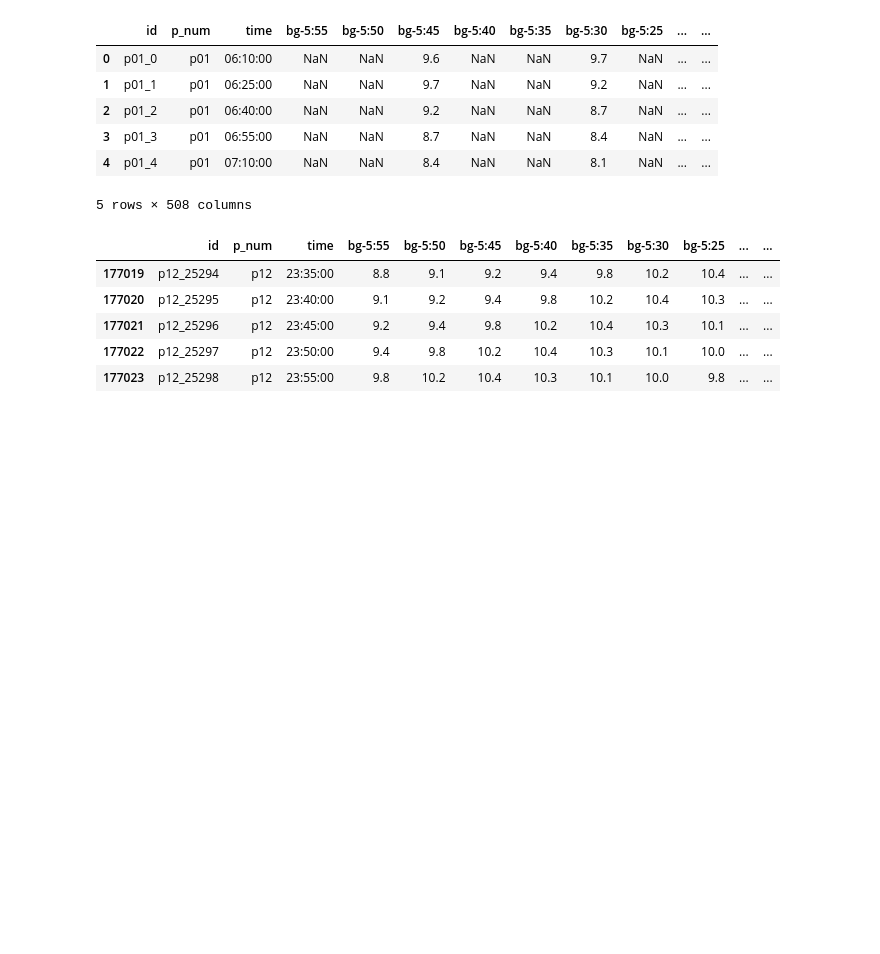
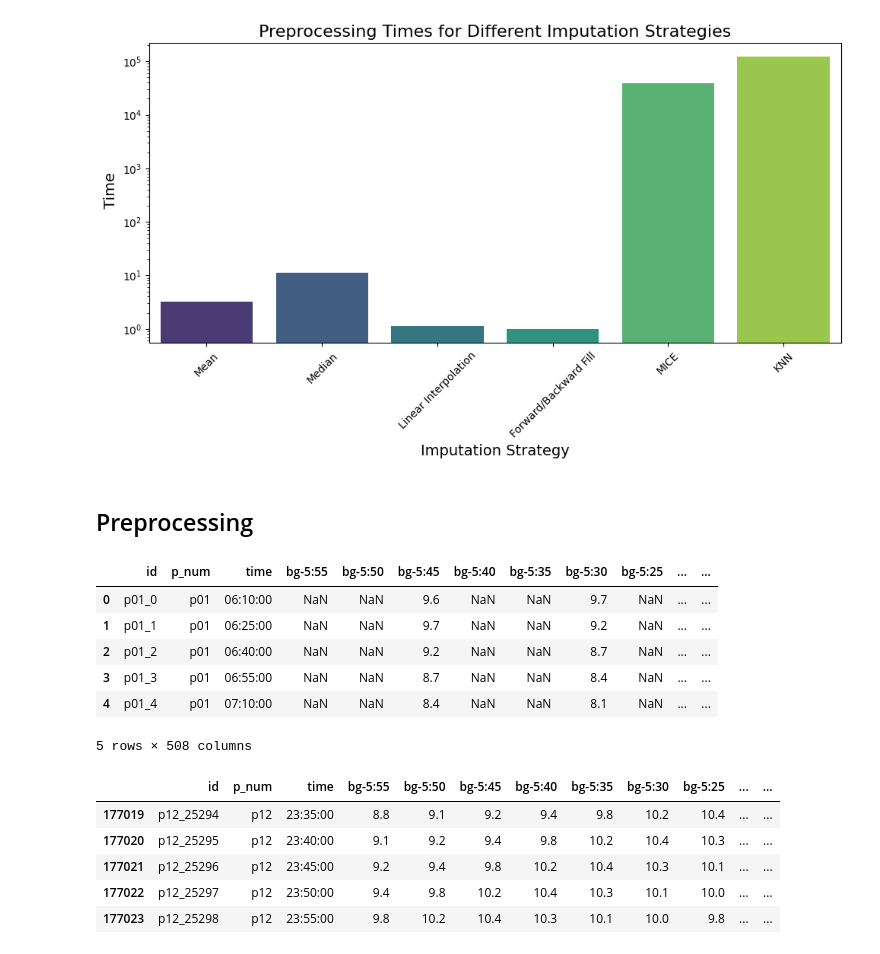
Before and after one commit to mansorrahmed/brist1d, a Jupyter notebook: preproc.ipynb, the cells around one changed output. Cells and saved outputs as stored; diff of their text form; code cells hidden in the pictures; blank space fills up the shorter version.

```diff
--- a/preproc.ipynb
+++ b/preproc.ipynb
@@ -17,3 +148,26 @@ test_data = pd.read_csv(test_path)
+# %%
+preprocessing_times = {
+    'Mean': 3.260256290435790,
+    'Median': 11.154501914978000,
+    'Linear Interpolation': 1.1175239086151100,
+    'Forward/Backward Fill': 0.9819111824035650,
+    'MICE': 38616.529044151300,
+    'KNN' : 121772.3934109210
+}
+plt.figure(figsize=(10, 6))
+sns.barplot( data=preprocessing_times, palette='viridis')
+plt.title('Preprocessing Times for Different Imputation Strategies', fontsize=16)
+plt.yscale('log')
+plt.xlabel('Imputation Strategy', fontsize=14)
+plt.xticks(rotation=45)
+plt.ylabel(' Time', fontsize=14)
+plt.tight_layout()
+plt.savefig(results_dir+"time_complexity_imputation_strategies.png", dpi=300)
+plt.show()
+# %% [output]
+[figure, added]
+# %% [markdown]
+## Preprocessing
 # %%
 train_data.head()
 # %% [output]
```
Also changed, not shown: parts of 8 cells of this notebook, 17 other files.
